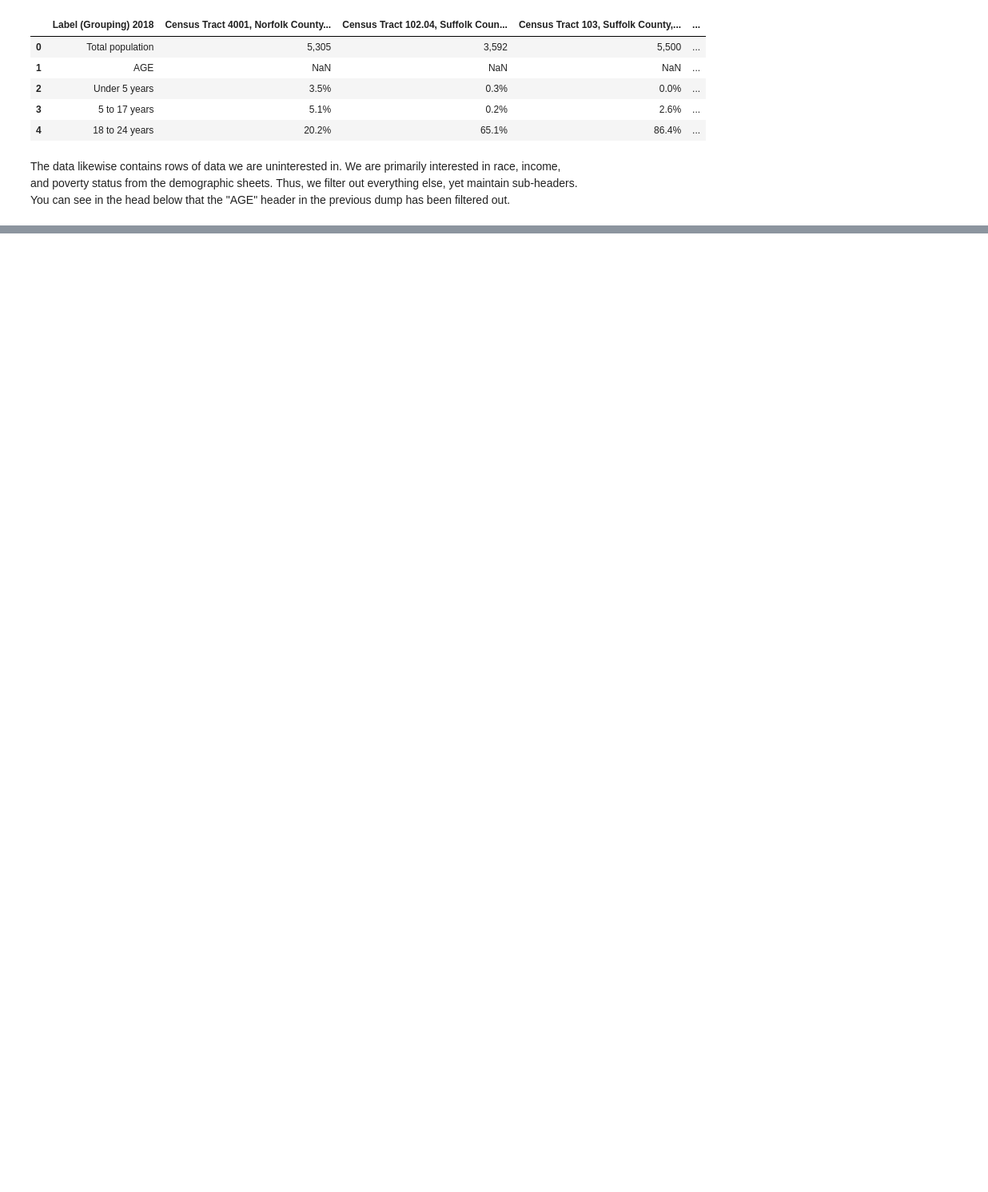
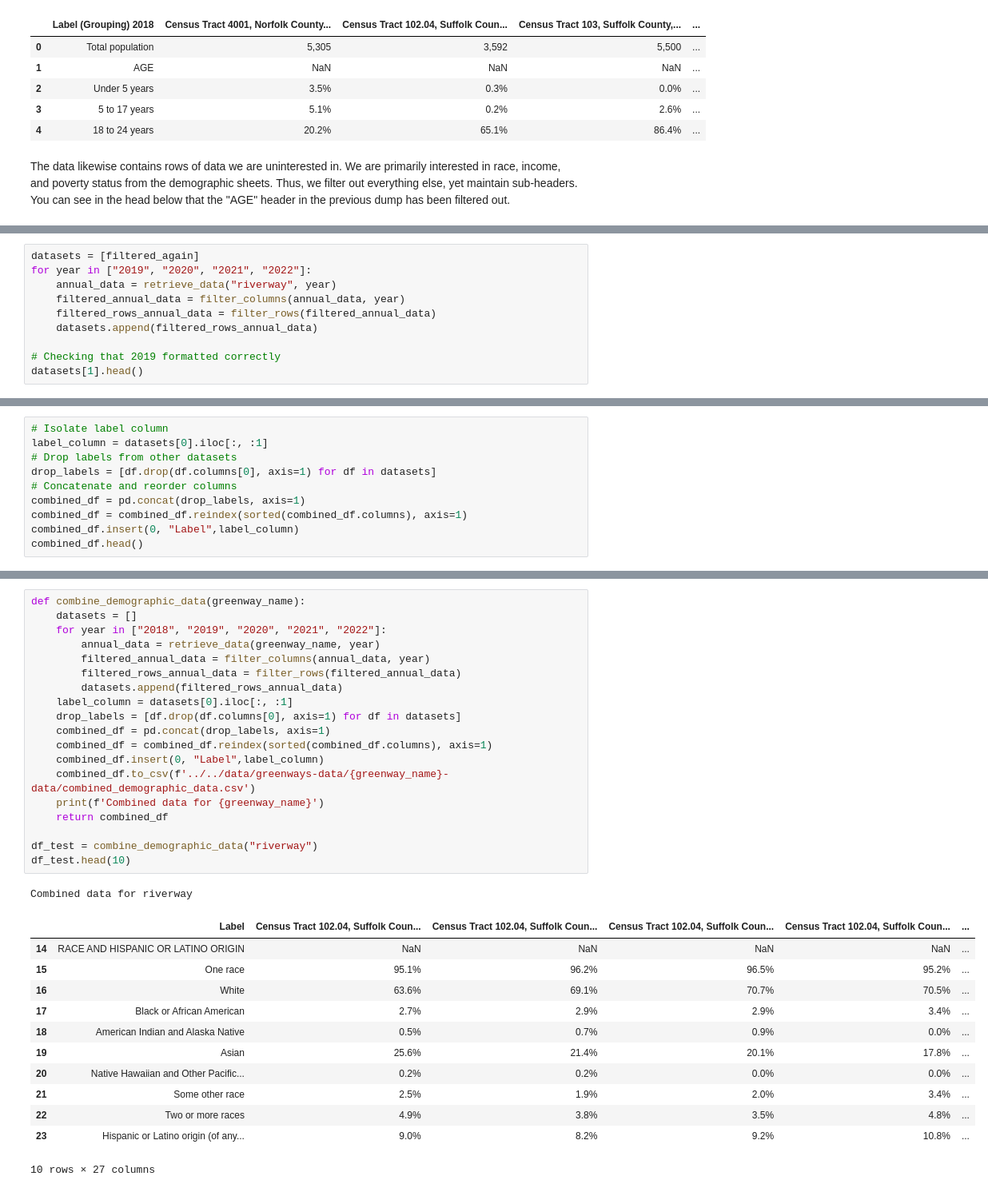
Before and after one commit to BU-Spark/ds-livable-streets-infra, a Jupyter notebook: sp24-team-c/deliverables/greenway-early-insights/cleaning-greenway-data.ipynb, the cells around one changed output, grey strips where cells are left out. Shown: that part at 80% size. Saved outputs shown, nothing was run; the diff lists cells and outputs as text; blank space fills up the shorter version.

Commit message:
Update data combination for greenway data

```diff
--- a/sp24-team-c/deliverables/greenway-early-insights/cleaning-greenway-data.ipynb
+++ b/sp24-team-c/deliverables/greenway-early-insights/cleaning-greenway-data.ipynb
@@ -75,0 +78,10 @@ filtered_again.head(20)
+# %%
+datasets = [filtered_again]
+for year in ["2019", "2020", "2021", "2022"]:
+    annual_data = retrieve_data("riverway", year)
+    filtered_annual_data = filter_columns(annual_data, year)
+    filtered_rows_annual_data = filter_rows(filtered_annual_data)
+    datasets.append(filtered_rows_annual_data)
+
+# Checking that 2019 formatted correctly
+datasets[1].head()
@@ -75,0 +95,10 @@ filtered_again.head(20)
+# %%
+# Isolate label column
+label_column = datasets[0].iloc[:, :1]
+# Drop labels from other datasets
+drop_labels = [df.drop(df.columns[0], axis=1) for df in datasets]
+# Concatenate and reorder columns
+combined_df = pd.concat(drop_labels, axis=1)
+combined_df = combined_df.reindex(sorted(combined_df.columns), axis=1)
+combined_df.insert(0, "Label",label_column)
+combined_df.head()
@@ -75,0 +117,33 @@ filtered_again.head(20)
+# %%
+def combine_demographic_data(greenway_name):
+    datasets = []
+    for year in ["2018", "2019", "2020", "2021", "2022"]:
+        annual_data = retrieve_data(greenway_name, year)
+        filtered_annual_data = filter_columns(annual_data, year)
+        filtered_rows_annual_data = filter_rows(filtered_annual_data)
+        datasets.append(filtered_rows_annual_data)
+    label_column = datasets[0].iloc[:, :1]
+    drop_labels = [df.drop(df.columns[0], axis=1) for df in datasets]
+    combined_df = pd.concat(drop_labels, axis=1)
+    combined_df = combined_df.reindex(sorted(combined_df.columns), axis=1)
+    combined_df.insert(0, "Label",label_column)
+    combined_df.to_csv(f'../../data/greenways-data/{greenway_name}-data/combined_demographic_data.csv')
+    print(f'Combined data for {greenway_name}')
+    return combined_df
+
+df_test = combine_demographic_data("riverway")
+df_test.head(10)
+# %% [output]
+Combined data for riverway
+|  | Label | Census Tract 102.04, Suffolk Coun... | Census Tract 102.04, Suffolk Coun... | Census Tract 102.04, Suffolk Coun... | Census Tract 102.04, Suffolk Coun... | ... |
+| 14 | RACE AND HISPANIC OR LATINO ORIGIN | NaN | NaN | NaN | NaN | ... |
+| 15 | One race | 95.1% | 96.2% | 96.5% | 95.2% | ... |
+| 16 | White | 63.6% | 69.1% | 70.7% | 70.5% | ... |
+| 17 | Black or African American | 2.7% | 2.9% | 2.9% | 3.4% | ... |
+| 18 | American Indian and Alaska Native | 0.5% | 0.7% | 0.9% | 0.0% | ... |
+| 19 | Asian | 25.6% | 21.4% | 20.1% | 17.8% | ... |
+| 20 | Native Hawaiian and Other Pacific... | 0.2% | 0.2% | 0.0% | 0.0% | ... |
+| 21 | Some other race | 2.5% | 1.9% | 2.0% | 3.4% | ... |
+| 22 | Two or more races | 4.9% | 3.8% | 3.5% | 4.8% | ... |
+| 23 | Hispanic or Latino origin (of any... | 9.0% | 8.2% | 9.2% | 10.8% | ... |
+10 rows × 27 columns
```
Also changed, not shown: parts of 5 cells of this notebook, 5 other files.
